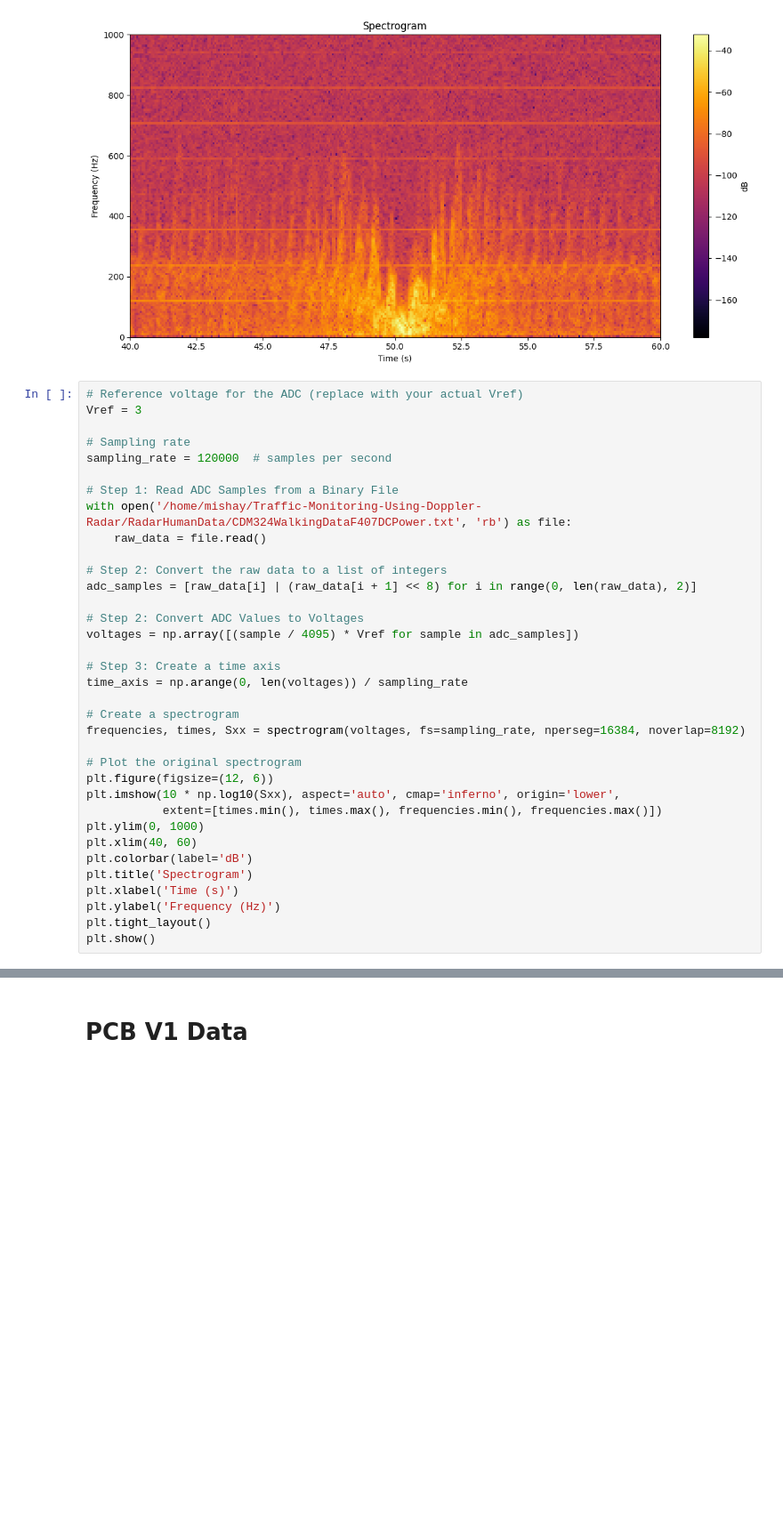
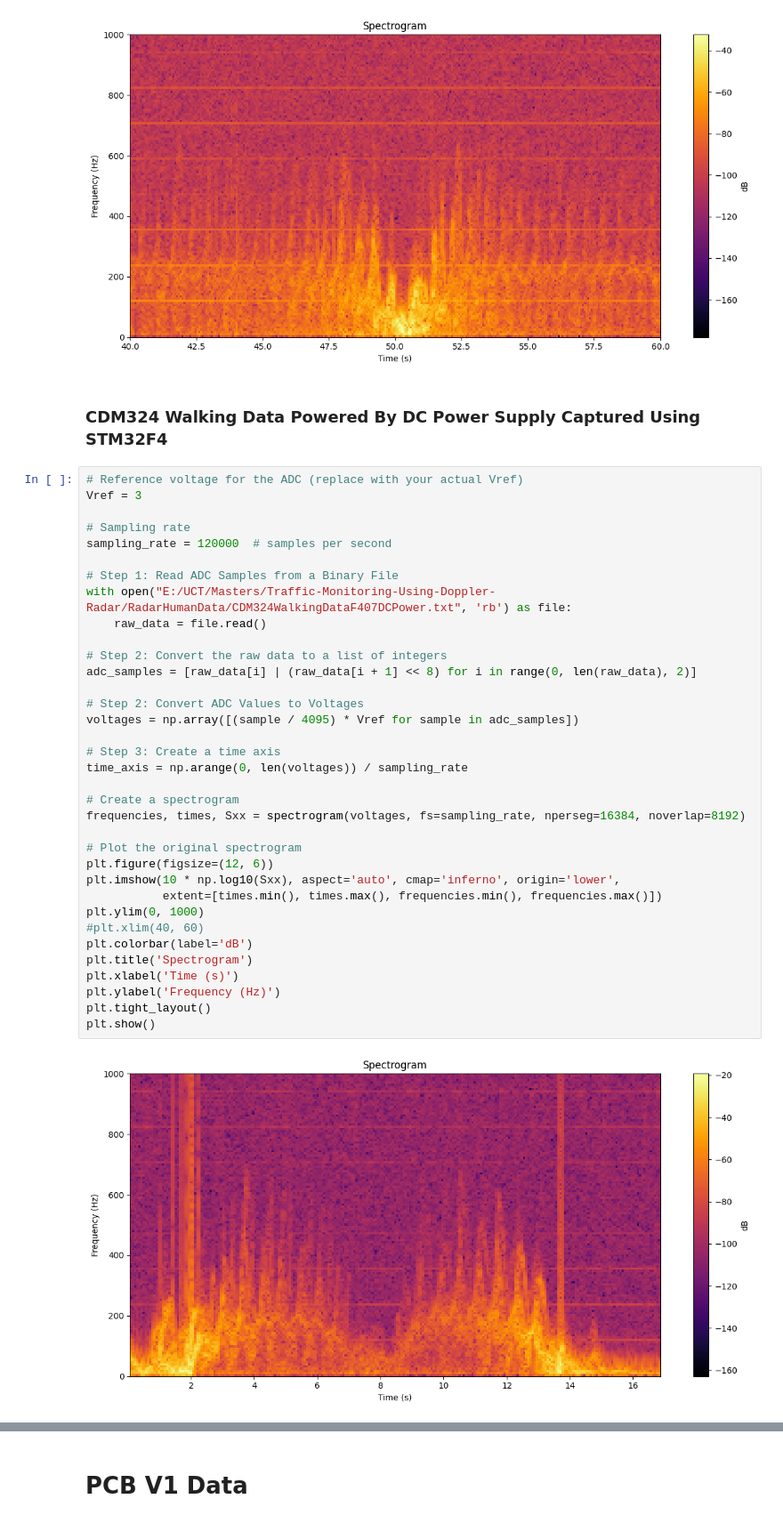
Before and after one commit to MishayNaidoo/Traffic-Monitoring-Using-Doppler-Radar, a Jupyter notebook: RadarHumanData/SpectrogramPlotter.ipynb, the cells around one changed output, grey strips where cells are left out. Shown at 89% size. Drawn from its saved outputs; the diff is of its cells as text; blank space fills up the shorter version.

Commit message:
Updated the walking data

```diff
--- a/RadarHumanData/SpectrogramPlotter.ipynb
+++ b/RadarHumanData/SpectrogramPlotter.ipynb
@@ -114,38 +114,42 @@ plt.tight_layout()
 plt.show()
 # %% [output]
 [figure]
+# %% [markdown]
+### CDM324 Walking Data Powered By DC Power Supply Captured Using STM32F4
 # %%
 # Reference voltage for the ADC (replace with your actual Vref)
 Vref = 3
 
 # Sampling rate
 sampling_rate = 120000  # samples per second
 
 # Step 1: Read ADC Samples from a Binary File
-with open('/home/mishay/Traffic-Monitoring-Using-Doppler-Radar/RadarHumanData/CDM324WalkingDataF407DCPower.txt', 'rb') as file:
+with open("E:/UCT/Masters/Traffic-Monitoring-Using-Doppler-Radar/RadarHumanData/CDM324WalkingDataF407DCPower.txt", 'rb') as file:
     raw_data = file.read()
 
 # Step 2: Convert the raw data to a list of integers
 adc_samples = [raw_data[i] | (raw_data[i + 1] << 8) for i in range(0, len(raw_data), 2)]
 
 # Step 2: Convert ADC Values to Voltages
 voltages = np.array([(sample / 4095) * Vref for sample in adc_samples])
 
 # Step 3: Create a time axis
 time_axis = np.arange(0, len(voltages)) / sampling_rate
 
 # Create a spectrogram
 frequencies, times, Sxx = spectrogram(voltages, fs=sampling_rate, nperseg=16384, noverlap=8192)
 
 # Plot the original spectrogram
 plt.figure(figsize=(12, 6))
 plt.imshow(10 * np.log10(Sxx), aspect='auto', cmap='inferno', origin='lower',
            extent=[times.min(), times.max(), frequencies.min(), frequencies.max()])
 plt.ylim(0, 1000)
-plt.xlim(40, 60)
+#plt.xlim(40, 60)
 plt.colorbar(label='dB')
 plt.title('Spectrogram')
 plt.xlabel('Time (s)')
 plt.ylabel('Frequency (Hz)')
 plt.tight_layout()
 plt.show()
+# %% [output]
+[figure, added]
```
Also changed, not shown: parts of 2 cells of this notebook, 6 other files.
